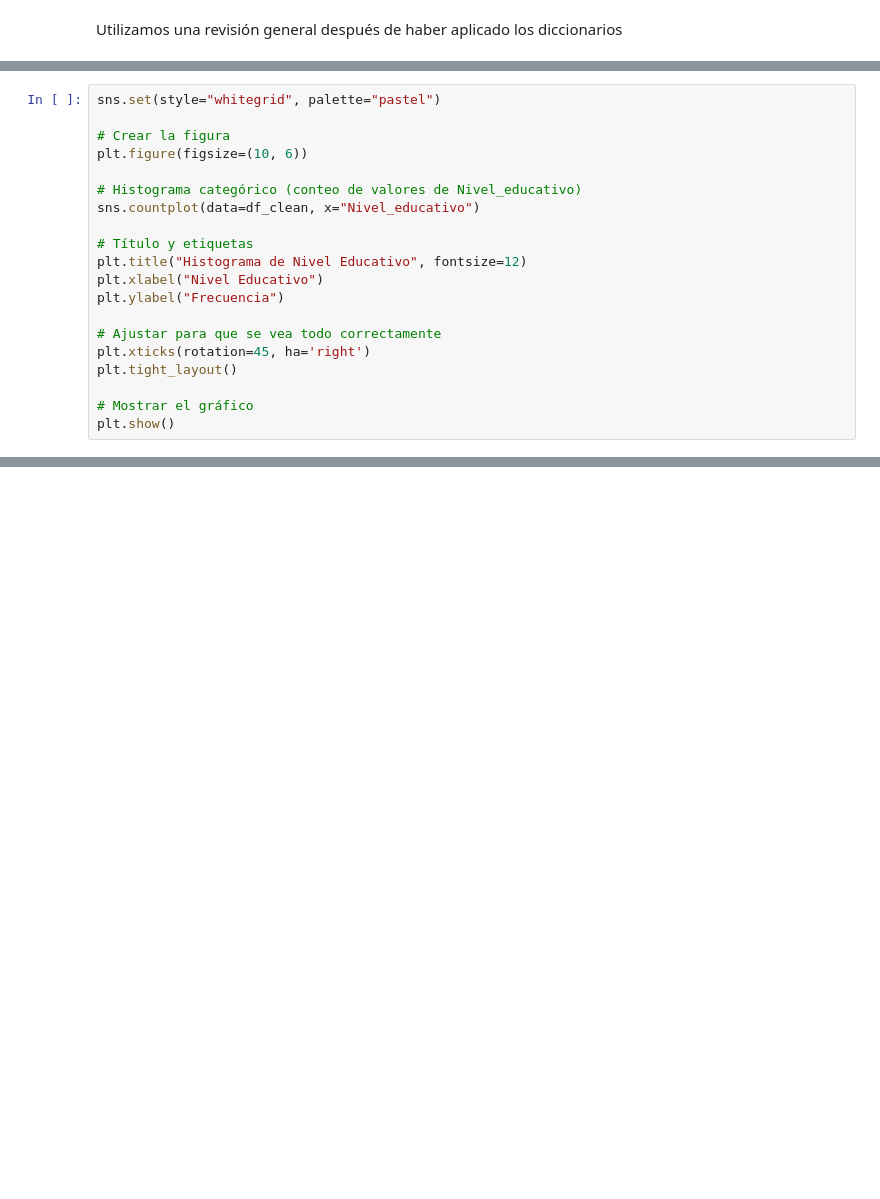
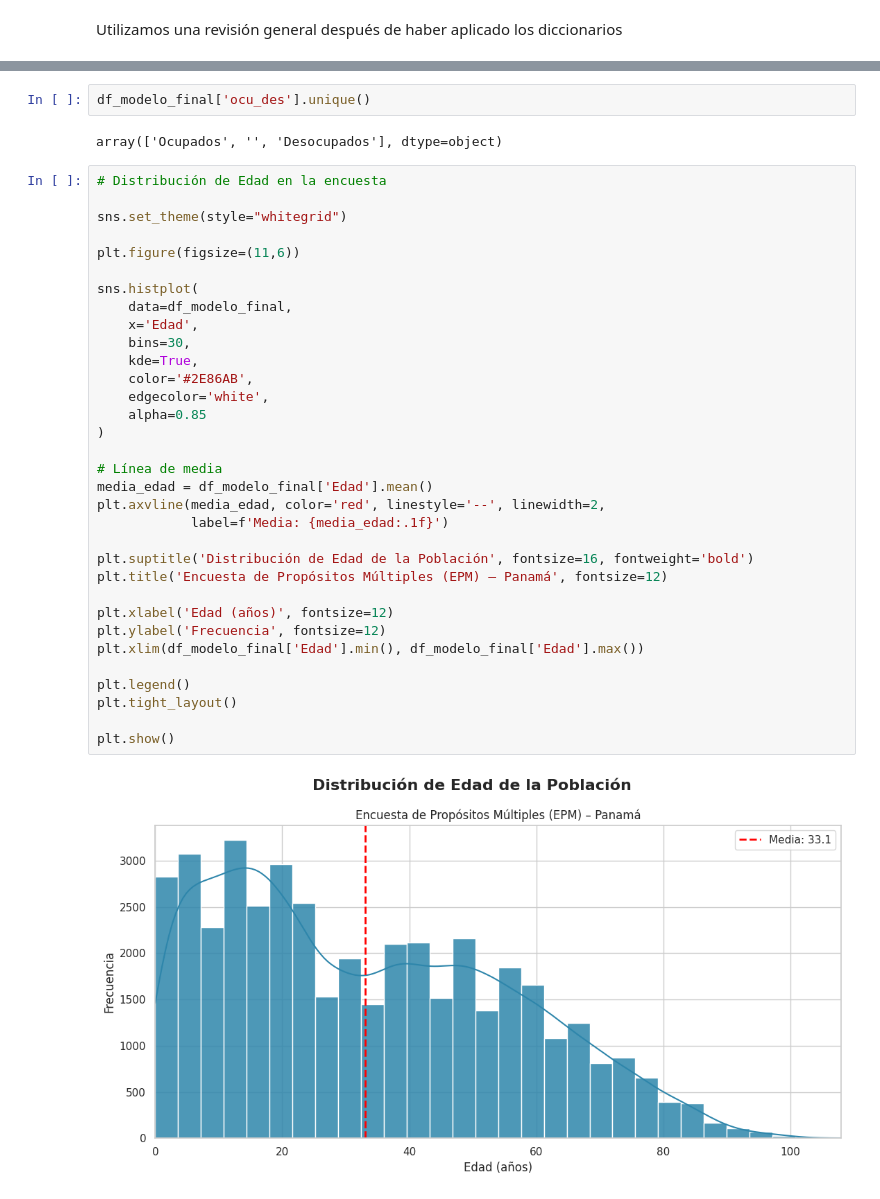
Before and after one commit to edreyesc/ProyectoIngegradorII, a Jupyter notebook: proy_integrador2_empleo.ipynb, the cells around one changed output, grey strips where cells are left out. Drawn from its saved outputs; the diff is of its cells as text; blank space fills up the shorter version.

```diff
--- a/proy_integrador2_empleo.ipynb
+++ b/proy_integrador2_empleo.ipynb
@@ -448,20 +294,0 @@ Se observa que hay una desigualdad en la distribución. Claramente con mayoría
-# %%
-sns.set(style="whitegrid", palette="pastel")
-
-# Crear la figura
-plt.figure(figsize=(10, 6))
-
-# Histograma categórico (conteo de valores de Nivel_educativo)
-sns.countplot(data=df_clean, x="Nivel_educativo")
-
-# Título y etiquetas
-plt.title("Histograma de Nivel Educativo", fontsize=12)
-plt.xlabel("Nivel Educativo")
-plt.ylabel("Frecuencia")
-
-# Ajustar para que se vea todo correctamente
-plt.xticks(rotation=45, ha='right')
-plt.tight_layout()
-
-# Mostrar el gráfico
-plt.show()
@@ -919,0 +309,39 @@ Feature names unseen at fit time:
+# %%
+df_modelo_final['ocu_des'].unique()
+# %% [output]
+array(['Ocupados', '', 'Desocupados'], dtype=object)
+# %%
+# Distribución de Edad en la encuesta
+
+sns.set_theme(style="whitegrid")
+
+plt.figure(figsize=(11,6))
+
+sns.histplot(
+    data=df_modelo_final,
+    x='Edad',
+    bins=30,
+    kde=True,
+    color='#2E86AB',
+    edgecolor='white',
+    alpha=0.85
+)
+
+# Línea de media
+media_edad = df_modelo_final['Edad'].mean()
+plt.axvline(media_edad, color='red', linestyle='--', linewidth=2,
+            label=f'Media: {media_edad:.1f}')
+
+plt.suptitle('Distribución de Edad de la Población', fontsize=16, fontweight='bold')
+plt.title('Encuesta de Propósitos Múltiples (EPM) – Panamá', fontsize=12)
+
+plt.xlabel('Edad (años)', fontsize=12)
+plt.ylabel('Frecuencia', fontsize=12)
+plt.xlim(df_modelo_final['Edad'].min(), df_modelo_final['Edad'].max())
+
+plt.legend()
+plt.tight_layout()
+
+plt.show()
+# %% [output]
+[figure, added]
```
Also changed, not shown: parts of 61 cells of this notebook.
